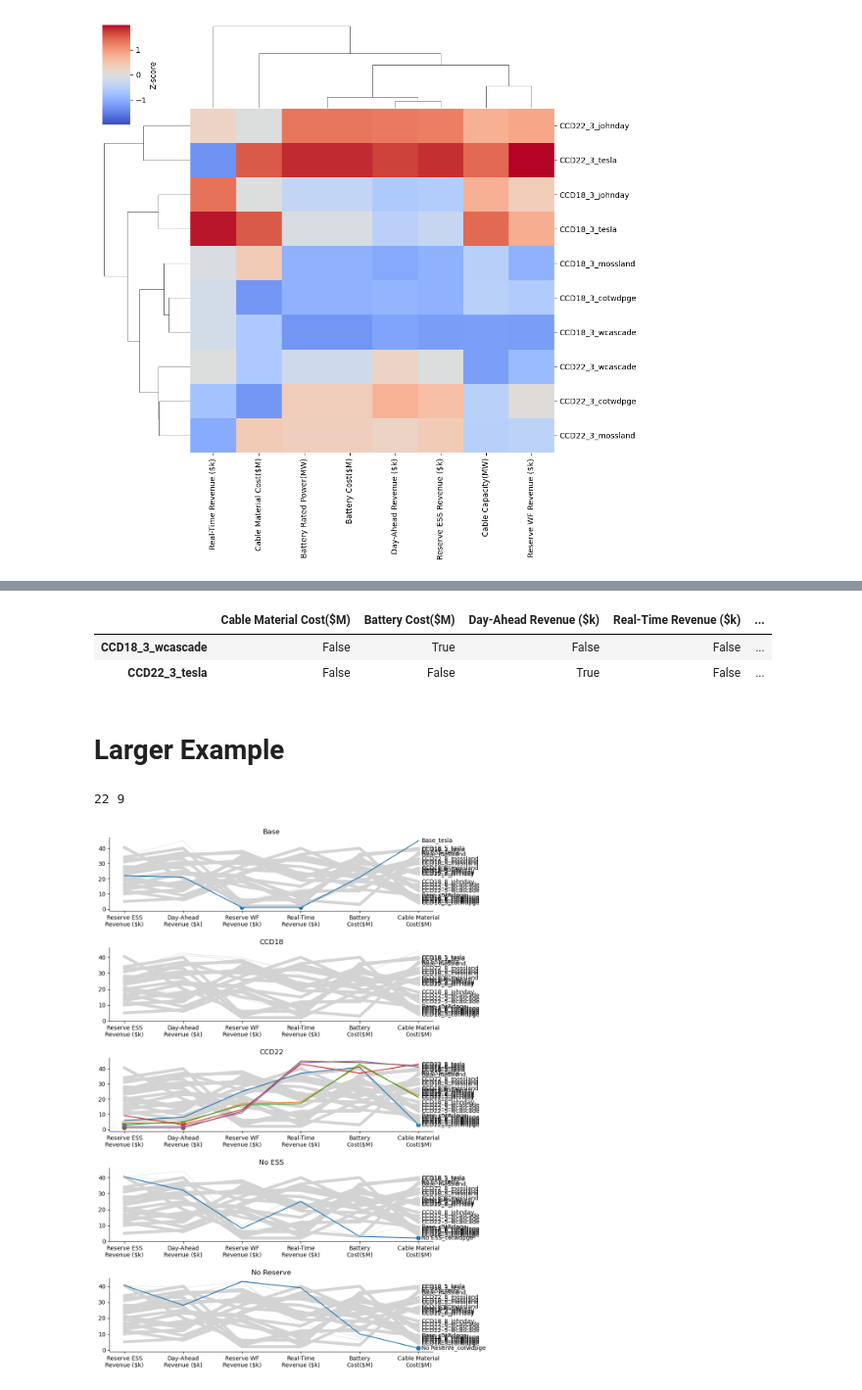
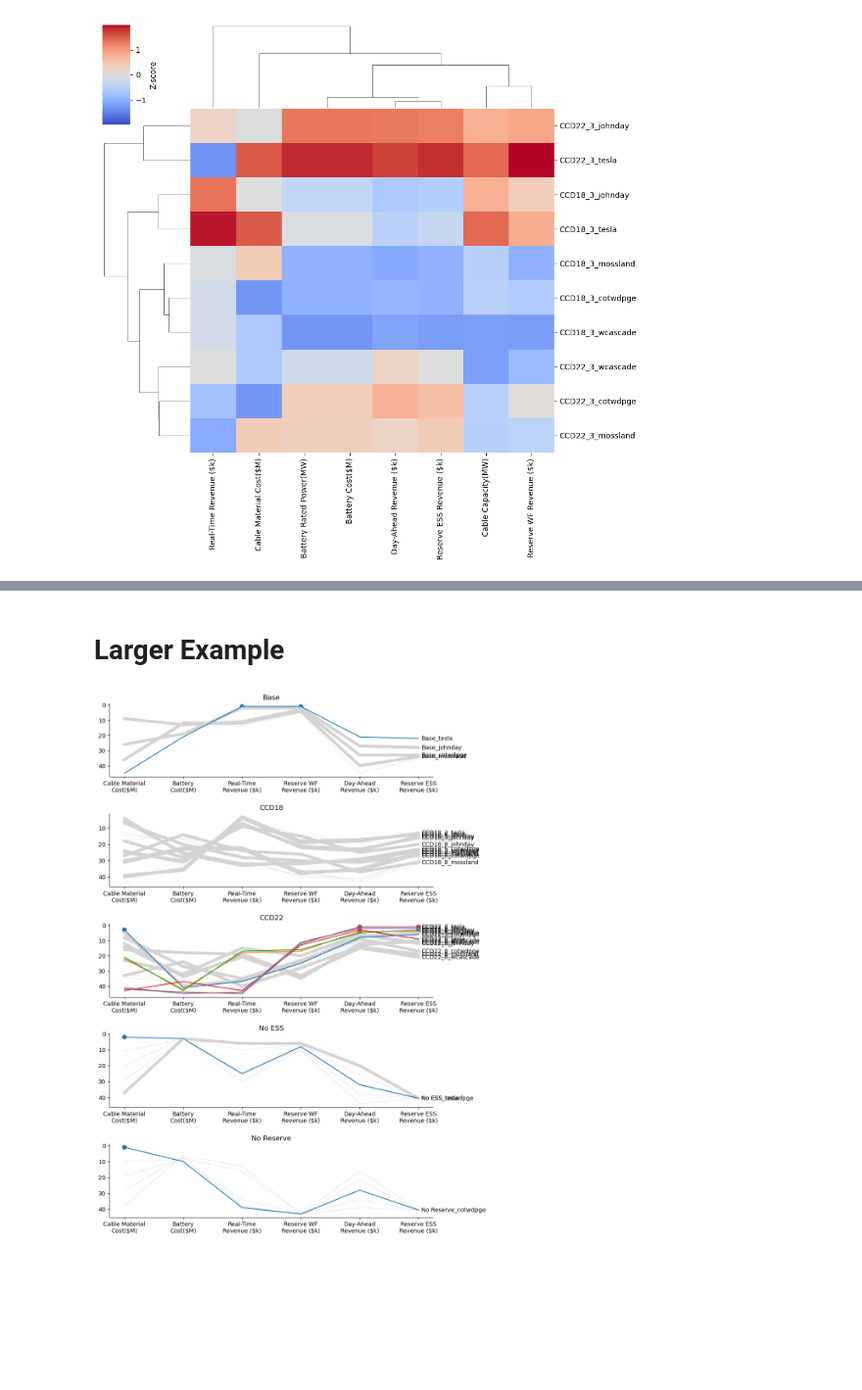
Before and after one commit to pnnl/pyMOODS, a Jupyter notebook: notebooks/MOCODO.ipynb, the cells around one changed output, grey strips where cells are left out. Shown at 98% size. Cells and saved outputs as stored; diff of their text form; code cells hidden in the pictures; blank space fills up the shorter version.

Commit message:
Updated/cleaned notebook demonstrating specializers and generalizers.

```diff
--- a/notebooks/MOCODO.ipynb
+++ b/notebooks/MOCODO.ipynb
@@ -30,6 +34,8 @@ os.listdir(path)
  'design_solutions_per_scenario.csv']
 # %% [markdown]
 # EDA Alternatives / Baselines
+# %%
+df_design = pd.read_csv(os.path.join(path, 'design_solutions_v0.csv'), index_col=0)
 # %%
 import seaborn as sns
 
@@ -136,9 +151,3 @@ Cable Material Cost($M):  less --> more
-# %%
-self.specializers
-# %% [output]
-|  | Cable Material Cost($M) | Battery Cost($M) | Day-Ahead Revenue ($k) | Real-Time Revenue ($k) | ... |
-| CCD18_3_wcascade | False | True | False | False | ... |
-| CCD22_3_tesla | False | False | True | False | ... |
 # %% [markdown]
 # Larger Example
 # %%
@@ -172,33 +181,32 @@ self = tl.DirectTradeoffLattice(
     # min_specializers=1,
     # n_generalizers=10,
 )
 
 by = ovars[0]
 
 # plt.figure(figsize=(12, 24))
 # plt.axis('off')
 # plt.title(f'{by}:  less --> more')
 # self.draw(
 #     by=by,
 #     node_size=500,
 #     with_edge_labels=self.dvars,
 #     edge_labels_kwargs=dict(font_size=6, rotate=False),
 #     node_labels_kwargs=dict(fontsize=8, fontweight='bold')
 # )
 
 # plt.savefig('design_solutions_tradeoffs.pdf', format='pdf', bbox_inches='tight')
 
 plt.figure(figsize=(10, 16))
 self.plot_ovars_parallel_coords(
     x_label_format=ovar_format,
+    use_rank=True,
     facets = [
         i.split('_')[0]
         for i in self.rank.index
     ]
 )
 
 plt.subplots_adjust(hspace=.5)
-print(self.n_generalizers, len(self.specializers))
 # %% [output]
-22 9
-[figure, old version]
+[figure, new version]
```
Also changed, not shown: parts of 8 cells of this notebook.
